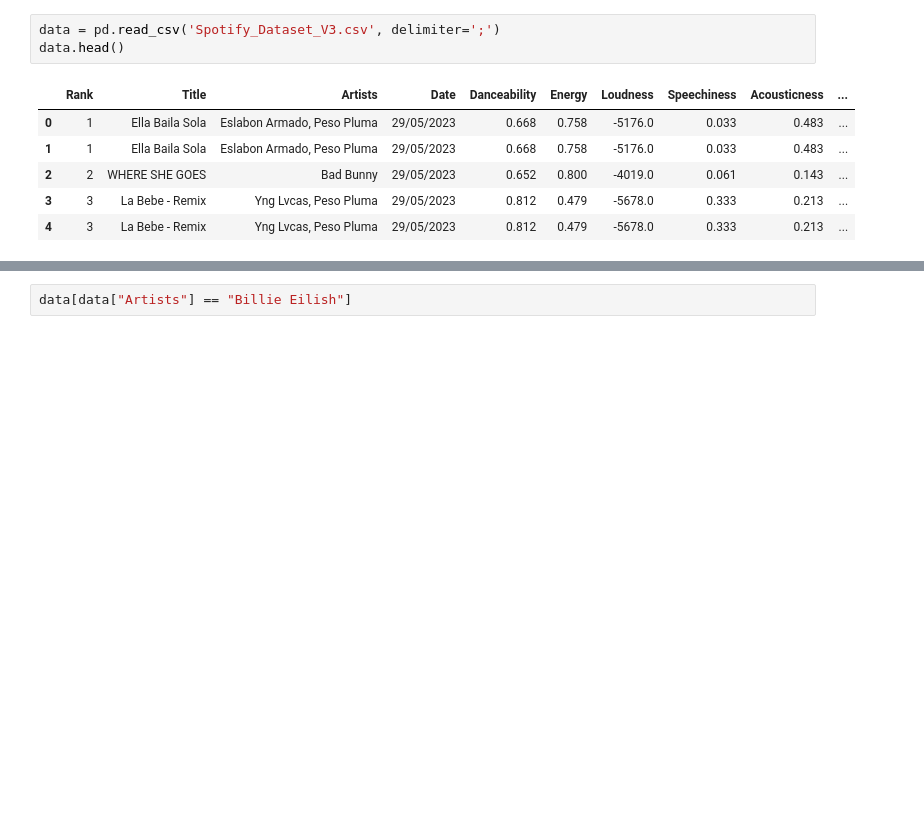
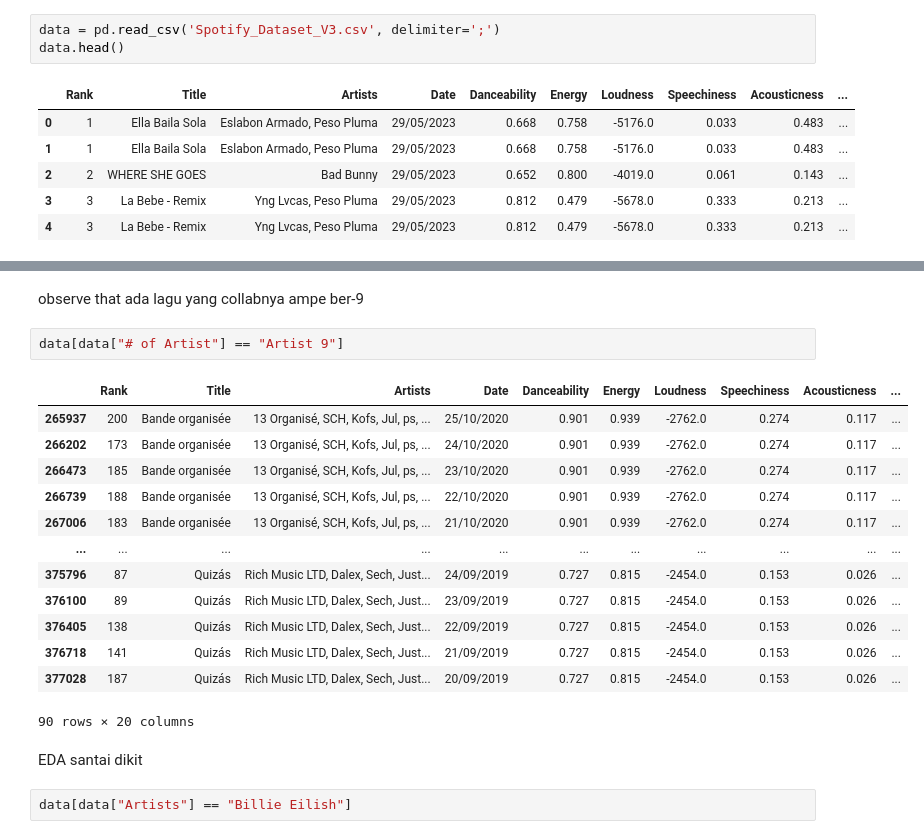
Before and after one commit to pinterbanget/AMLSpotify, a Jupyter notebook: data_exploration.ipynb, the cells around one changed output, grey strips where cells are left out. Cells and saved outputs as stored; diff of their text form; blank space fills up the shorter version.

```diff
--- a/data_exploration.ipynb
+++ b/data_exploration.ipynb
@@ -19,3 +69,23 @@ data.head()
+# %% [markdown]
+observe that ada lagu yang collabnya ampe ber-9
+# %%
+data[data["# of Artist"] == "Artist 9"]
+# %% [output]
+|  | Rank | Title | Artists | Date | Danceability | Energy | Loudness | Speechiness | Acousticness | ... |
+| 265937 | 200 | Bande organisée | 13 Organisé, SCH, Kofs, Jul, ps, ... | 25/10/2020 | 0.901 | 0.939 | -2762.0 | 0.274 | 0.117 | ... |
+| 266202 | 173 | Bande organisée | 13 Organisé, SCH, Kofs, Jul, ps, ... | 24/10/2020 | 0.901 | 0.939 | -2762.0 | 0.274 | 0.117 | ... |
+| 266473 | 185 | Bande organisée | 13 Organisé, SCH, Kofs, Jul, ps, ... | 23/10/2020 | 0.901 | 0.939 | -2762.0 | 0.274 | 0.117 | ... |
+| 266739 | 188 | Bande organisée | 13 Organisé, SCH, Kofs, Jul, ps, ... | 22/10/2020 | 0.901 | 0.939 | -2762.0 | 0.274 | 0.117 | ... |
+| 267006 | 183 | Bande organisée | 13 Organisé, SCH, Kofs, Jul, ps, ... | 21/10/2020 | 0.901 | 0.939 | -2762.0 | 0.274 | 0.117 | ... |
+| ... | ... | ... | ... | ... | ... | ... | ... | ... | ... | ... |
+| 375796 | 87 | Quizás | Rich Music LTD, Dalex, Sech, Just... | 24/09/2019 | 0.727 | 0.815 | -2454.0 | 0.153 | 0.026 | ... |
+| 376100 | 89 | Quizás | Rich Music LTD, Dalex, Sech, Just... | 23/09/2019 | 0.727 | 0.815 | -2454.0 | 0.153 | 0.026 | ... |
+| 376405 | 138 | Quizás | Rich Music LTD, Dalex, Sech, Just... | 22/09/2019 | 0.727 | 0.815 | -2454.0 | 0.153 | 0.026 | ... |
+| 376718 | 141 | Quizás | Rich Music LTD, Dalex, Sech, Just... | 21/09/2019 | 0.727 | 0.815 | -2454.0 | 0.153 | 0.026 | ... |
+| 377028 | 187 | Quizás | Rich Music LTD, Dalex, Sech, Just... | 20/09/2019 | 0.727 | 0.815 | -2454.0 | 0.153 | 0.026 | ... |
+90 rows × 20 columns
+# %% [markdown]
+EDA santai dikit
 # %%
 data[data["Artists"] == "Billie Eilish"]
 # %% [output]
```
Also changed, not shown: parts of 7 cells of this notebook, 6 other files.
